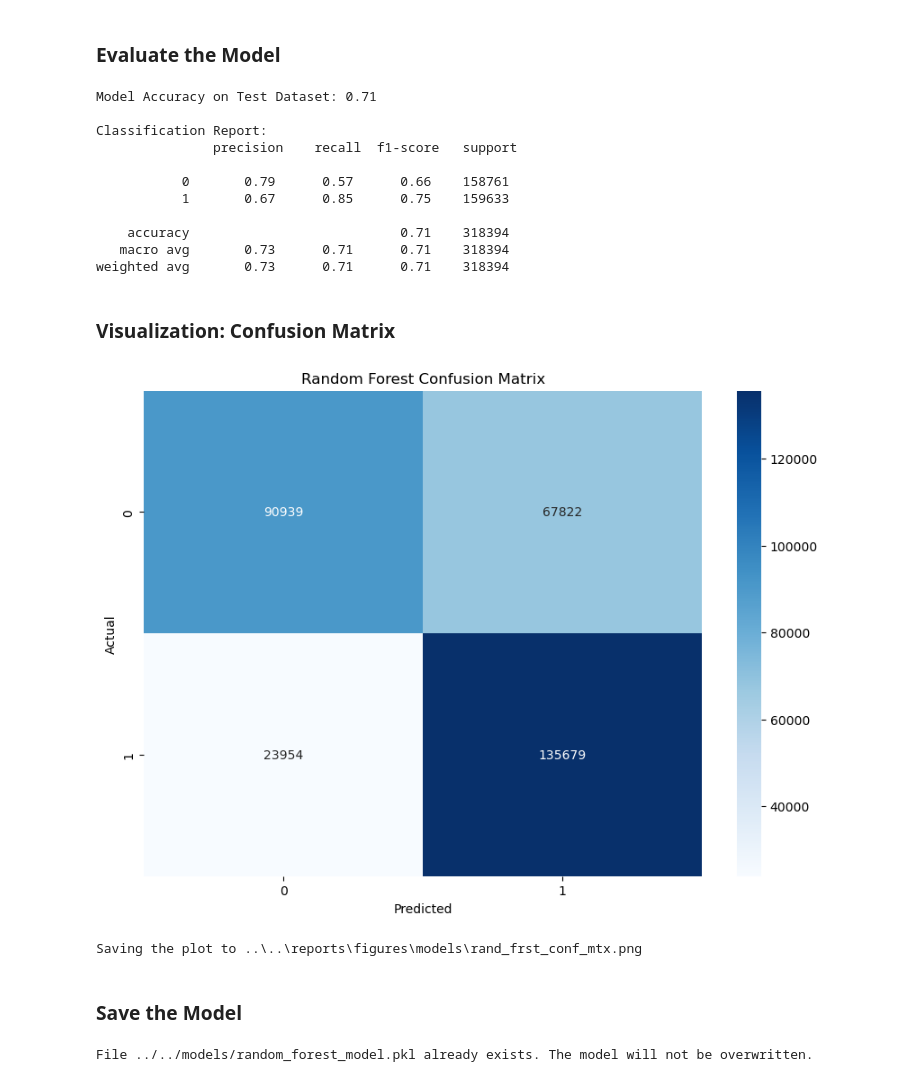
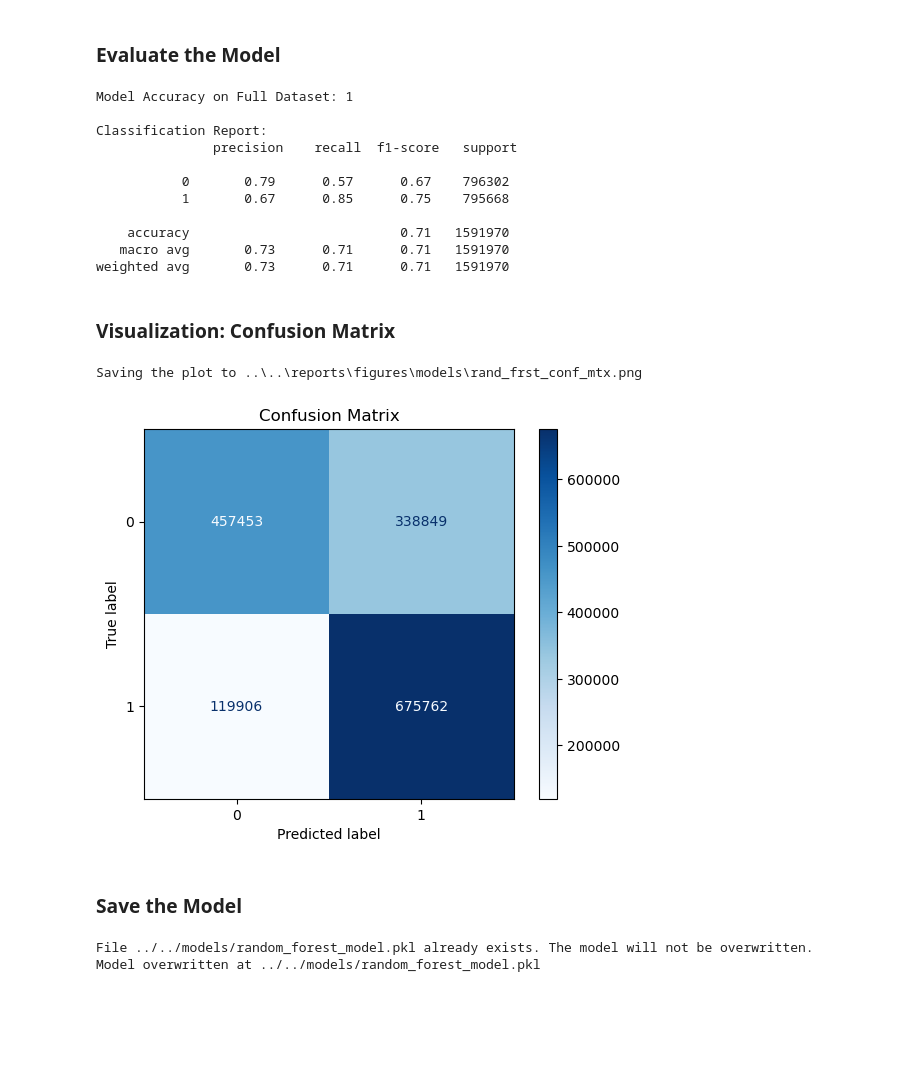
Before and after one commit to allenpavlovich/uchicago-lnm-project, a Jupyter notebook: notebooks/modeling/random_forest_model.ipynb, the cells around one changed output. Saved outputs shown, nothing was run; the diff lists cells and outputs as text; code cells hidden in the pictures; blank space fills up the shorter version.

Commit message:
changes on pkl and train_rf

```diff
--- a/notebooks/modeling/random_forest_model.ipynb
+++ b/notebooks/modeling/random_forest_model.ipynb
@@ -50,43 +57,37 @@ model = train_random_forest(X, y, n_estimators=75, max_depth=30, max_features='s
 # %% [markdown]
 ### Evaluate the Model
 # %%
-X_train, X_test, y_train, y_test = train_test_split(X, y, test_size=0.2, random_state=42)
-accuracy, report, conf_matrix = evaluate_model(model, X_test, y_test)
-print(f"Model Accuracy on Test Dataset: {round(accuracy, 2)}")
+accuracy, report = evaluate_model(model, X, y)
+print(f"Model Accuracy on Full Dataset: {round(accuracy)}")
 print("\nClassification Report:\n", report)
 # %% [output]
-Model Accuracy on Test Dataset: 0.71
+Model Accuracy on Full Dataset: 1
 
 Classification Report:
                precision    recall  f1-score   support
 
-           0       0.79      0.57      0.66    158761
-           1       0.67      0.85      0.75    159633
+           0       0.79      0.57      0.67    796302
+           1       0.67      0.85      0.75    795668
 
-    accuracy                           0.71    318394
-   macro avg       0.73      0.71      0.71    318394
-weighted avg       0.73      0.71      0.71    318394
+    accuracy                           0.71   1591970
+   macro avg       0.73      0.71      0.71   1591970
+weighted avg       0.73      0.71      0.71   1591970
+# %%
+y_pred = model.predict(X)
 # %% [markdown]
 ### Visualization: Confusion Matrix
-# %%
-import seaborn as sns
-import matplotlib.pyplot as plt
-
-plt.figure(figsize=(10, 7))
-sns.heatmap(conf_matrix, annot=True, fmt='d', cmap='Blues')
-plt.title('Random Forest Confusion Matrix')
-plt.ylabel('Actual')
-plt.xlabel('Predicted')
-
-# Save confusion matrix as image
-save_path = os.path.join(output_dir, 'rand_frst_conf_mtx.png')
-plt.savefig(save_path, format='png', bbox_inches='tight')
-plt.show()
-plt.close()
-print(f"Saving the plot to {save_path}")
-# %% [output]
-[figure, removed]
-Saving the plot to ..\..\reports\figures\models\rand_frst_conf_mtx.png
+# %%
+cm = confusion_matrix(y, y_pred)
+disp = ConfusionMatrixDisplay(confusion_matrix=cm)
+disp.plot(cmap='Blues')
+disp.ax_.set_title('Confusion Matrix')
+save_path = os.path.join(output_dir, 'rand_frst_conf_mtx.png')
+print(f"Saving the plot to {save_path}")
+plt.savefig(save_path)
+plt.show()
+# %% [output]
+Saving the plot to ..\..\reports\figures\models\rand_frst_conf_mtx.png
+[figure, added]
 # %% [markdown]
 ### Save the Model
 # %%
@@ -100,7 +101,8 @@ else:
     print(f"Model saved to {model_path}")
 
 # Code to overwrite the model if needed (Uncomment the following lines to overwrite)
-# save_model(model, model_path)
-# print(f"Model overwritten at {model_path}")
+save_model(model, model_path)
+print(f"Model overwritten at {model_path}")
 # %% [output]
 File ../../models/random_forest_model.pkl already exists. The model will not be overwritten.
+Model overwritten at ../../models/random_forest_model.pkl
```
Also changed, not shown: parts of 3 cells of this notebook, 7 other files.
